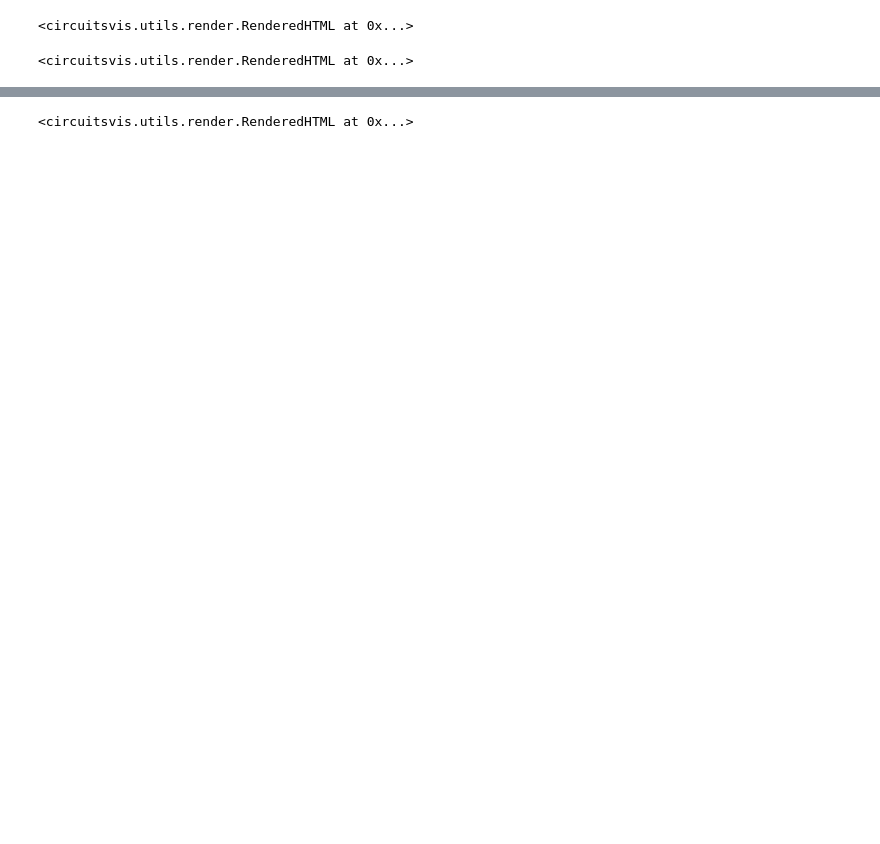
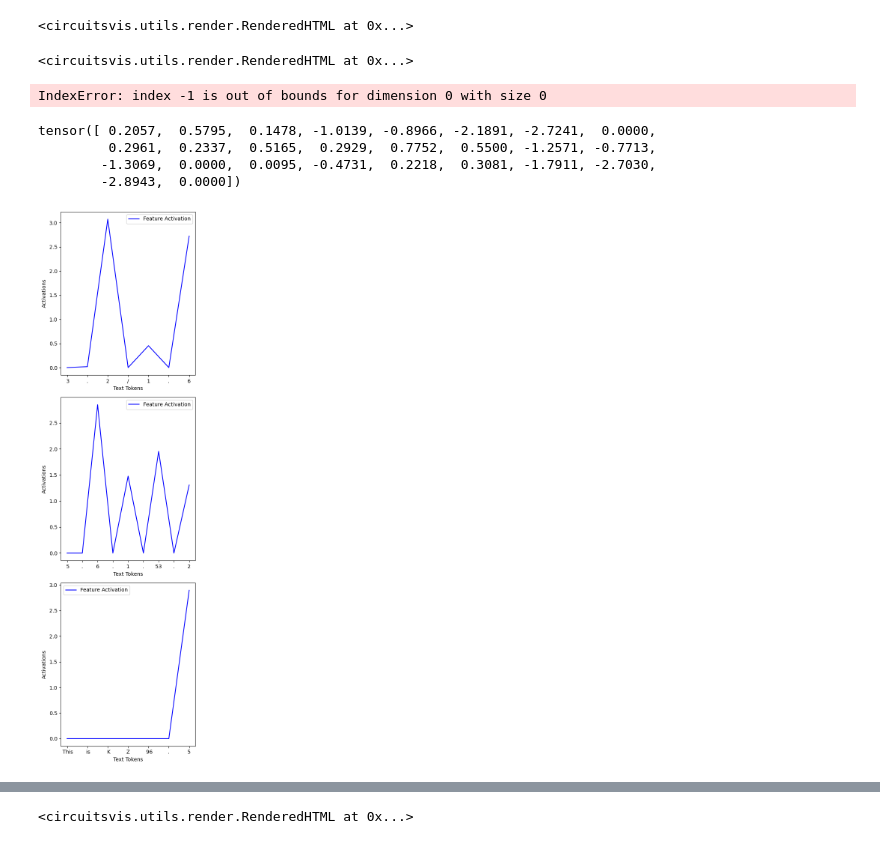
Before and after one commit to migerovitch/sparse_coding, a Jupyter notebook: minimal_feature_interp.ipynb, the cells around one changed output, grey strips where cells are left out. Cells and saved outputs as stored; diff of their text form; code cells hidden in the pictures; blank space fills up the shorter version.

```diff
--- a/minimal_feature_interp.ipynb
+++ b/minimal_feature_interp.ipynb
@@ -451,18 +421,16 @@ ablate_feature_direction: removes feature direction from model's activation mid-
 
 logit_lens: show the logit lens for that feature. If matches ablate_feature_direction, then the computation path is through the residual stream, else, it's through future layers
 # %%
-# N = 500
-# best_feature = int(max_indices[N])
-best_feature = 11
+# N = 106 # 106
+N = 116 # 106
+best_feature = int(max_indices[N])
+# best_feature = 11 # Change this one for global index (N is sorted by MCS)
+# best_feature =  699 # 1841, 1034, 1359, 1987,  795, 578, 1501, 1603, 1448, 699
+# best_feature =  776 # 1841, 1034, 1987, 1448, 776, 1319, 1217, 1603, 1594, 1500
 
-
-#, 2908, 6207
-# print("bias:", smaller_auto_encoder.encoder_bias.detach().cpu().numpy()[best_feature])
 print(f"Feature index: {best_feature}")
 print(f"MCS: {max_cosine_similarities[best_feature]}")
-# text_list, full_text, token_list, full_token_list = get_feature_datapoints(best_feature, dictionary_activations, dataset, setting="uniform")
+text_list, full_text, token_list, full_token_list = get_feature_datapoints(best_feature, dictionary_activations, dataset, setting="uniform")
 # text_list, full_text, token_list, full_token_list = get_feature_datapoints(best_feature, dictionary_activations, dataset, setting="max")
-# text_list, full_text, token_list, full_token_list = get_feature_datapoints(best_feature, neuron_activations, dataset, setting="max")
-text_list, full_text, token_list, full_token_list = get_feature_datapoints(best_feature, neuron_activations, dataset, setting="uniform")
-visualize_text(text_list, best_feature, model, setting="see_Hoagy")
+visualize_text(text_list, best_feature, model)
 # %% [output]
@@ -473,3 +441,64 @@ MCS: 0.7368124723434448
 ablate_text(text_list, best_feature, model)
 # %% [output]
 <circuitsvis.utils.render.RenderedHTML at 0x...>
+# %%
+split_act_lists
+last_token_activation = [act_list[-1] for act_list in split_act_lists]
+# %% [output]
+IndexError: index -1 is out of bounds for dimension 0 with size 0
+# %%
+ablated_act_list
+# %% [output]
+tensor([ 0.2057,  0.5795,  0.1478, -1.0139, -0.8966, -2.1891, -2.7241,  0.0000,
+         0.2961,  0.2337,  0.5165,  0.2929,  0.7752,  0.5500, -1.2571, -0.7713,
+        -1.3069,  0.0000,  0.0095, -0.4731,  0.2218,  0.3081, -1.7911, -2.7030,
+        -2.8943,  0.0000])
+# %%
+custom_text = [
+    " 3.2/1.6",
+    " 5.6.1.53.2",
+    " This is KZ 96.5"
+]
+# visualize_text(custom_text, best_feature, model)
+act_list, text_display_list = visualize_text(custom_text, best_feature, model, return_activations=True)
+ablated_act_list, _ = ablate_text(custom_text, best_feature, model, return_activations=True)
+act_list = act_list.squeeze().squeeze()
+ablated_act_list = ablated_act_list.squeeze().squeeze()
+# Find indices of "\n" in text_list
+split_indices = [i for i, text in enumerate(text_display_list) if text == "\n"]
+
+# Split text_list based on indices of "\n"
+split_text_lists = [text_display_list[i:j] for i, j in zip([0]+[idx+1 for idx in split_indices], split_indices+[None])][:-1]
+
+# Similarly, split act_list. Since there's a one-to-one correspondence between text_list and act_list
+split_act_lists = [act_list[i:j] for i, j in zip([0]+[idx+1 for idx in split_indices], split_indices+[None])][:-1]
+
+split_ablated_act_lists = [ablated_act_list[i:j] for i, j in zip([0]+[idx+1 for idx in split_indices], split_indices+[None])][:-1]
+import matplotlib.pyplot as plt
+invisible_char = '\u200B'
+
+nrows = len(split_text_lists)
+fig, axes = plt.subplots(nrows=nrows, figsize=(5, 5*nrows))
+# Iterate through both split lists and plot them
+for text_ind in range(nrows):
+# for text_seq, act_seq in zip(split_text_lists, split_act_lists):
+    ax = axes[text_ind]
+    text_seq = split_text_lists[text_ind]
+    act_seq = split_act_lists[text_ind]
+    # ablated_act_seq = split_ablated_act_lists[text_ind]
+    # Modify the text_seq to add the invisible character
+    modified_text_seq = [text + invisible_char*i for i, text in enumerate(text_seq)]
+    # plt.figure(figsize=(3, 3))  # Create a new figure for each text sequence
+    # Color is blue and labeled "activation"
+    ax.plot(modified_text_seq, act_seq, color='b', label='Feature Activation')
+    # ax.plot(modified_text_seq, ablated_act_seq, color='r', label='Ablated Activation-diff of last token')
+    ax.legend()  # Show the legend
+    ax.set_xlabel("Text Tokens")
+    ax.set_ylabel("Activations")
+
+# Adjust layout for better display
+plt.tight_layout()
+plt.subplots_adjust(right=0.85)
+plt.show()
+# %% [output]
+[figure, added]
```
Also changed, not shown: parts of 19 cells of this notebook.
